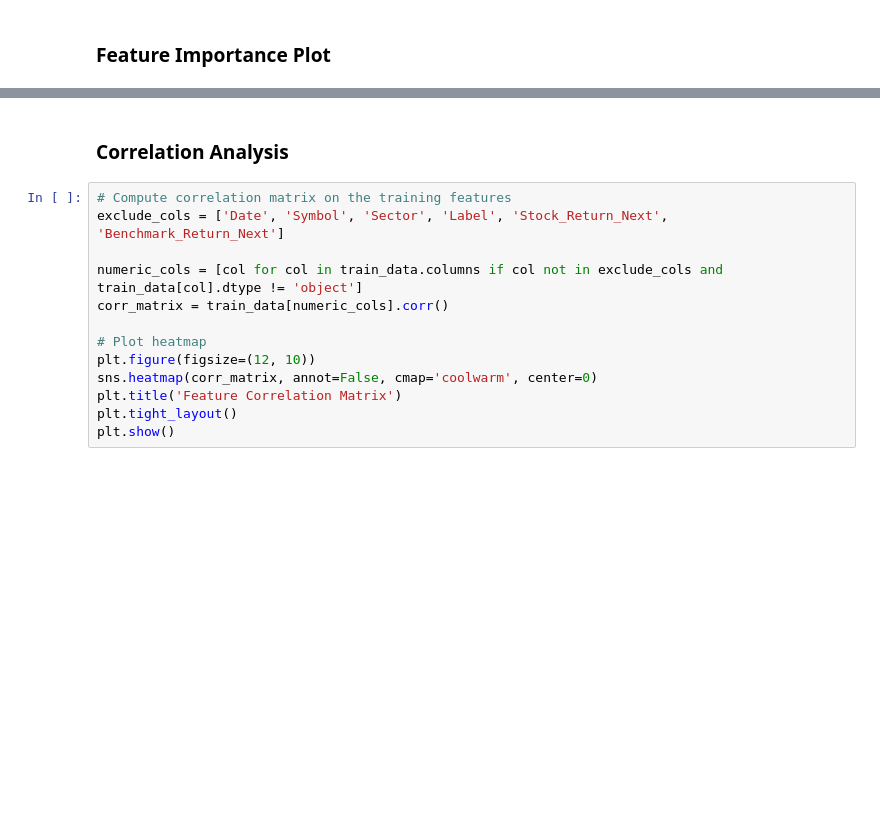
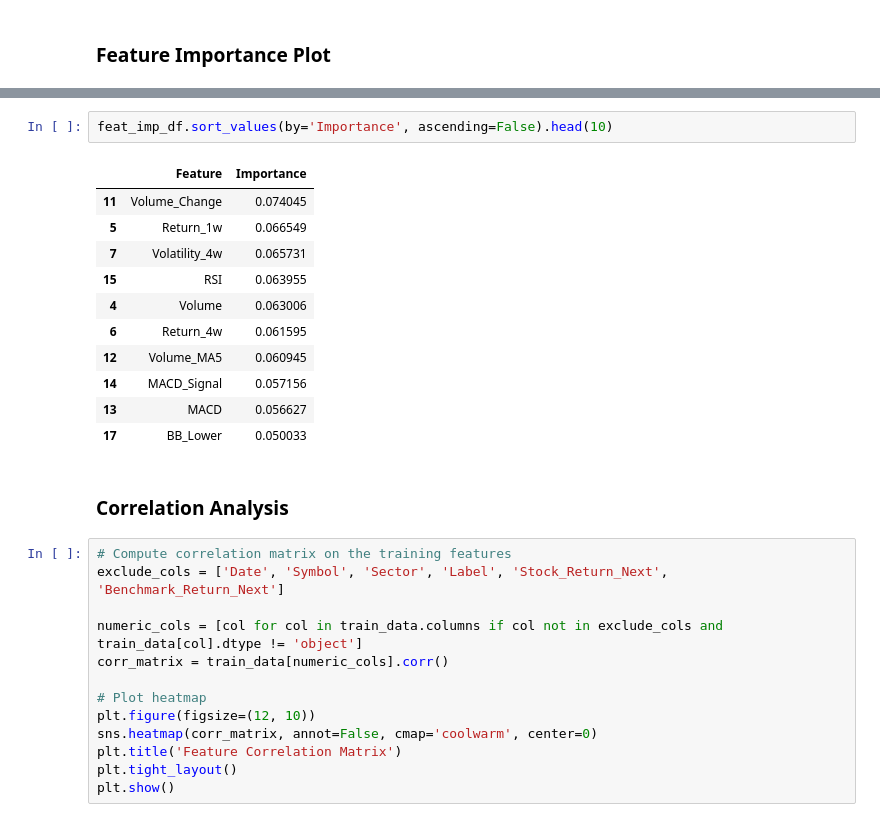
Before and after one commit to PEEMAI2004/CPE-232-Project, a Jupyter notebook: Portfolio Management Project Using Random Forest.ipynb, the cells around one changed output, grey strips where cells are left out. Saved outputs shown, nothing was run; the diff lists cells and outputs as text; blank space fills up the shorter version.

```diff
--- a/Portfolio Management Project Using Random Forest.ipynb
+++ b/Portfolio Management Project Using Random Forest.ipynb
@@ -220,3 +232,17 @@ plt.show()
+# %%
+feat_imp_df.sort_values(by='Importance', ascending=False).head(10)
+# %% [output]
+|  | Feature | Importance |
+| 11 | Volume_Change | 0.074045 |
+| 5 | Return_1w | 0.066549 |
+| 7 | Volatility_4w | 0.065731 |
+| 15 | RSI | 0.063955 |
+| 4 | Volume | 0.063006 |
+| 6 | Return_4w | 0.061595 |
+| 12 | Volume_MA5 | 0.060945 |
+| 14 | MACD_Signal | 0.057156 |
+| 13 | MACD | 0.056627 |
+| 17 | BB_Lower | 0.050033 |
 # %% [markdown]
 ### Correlation Analysis
 # %%
```
Also changed, not shown: parts of 15 cells of this notebook, 1 other file.
